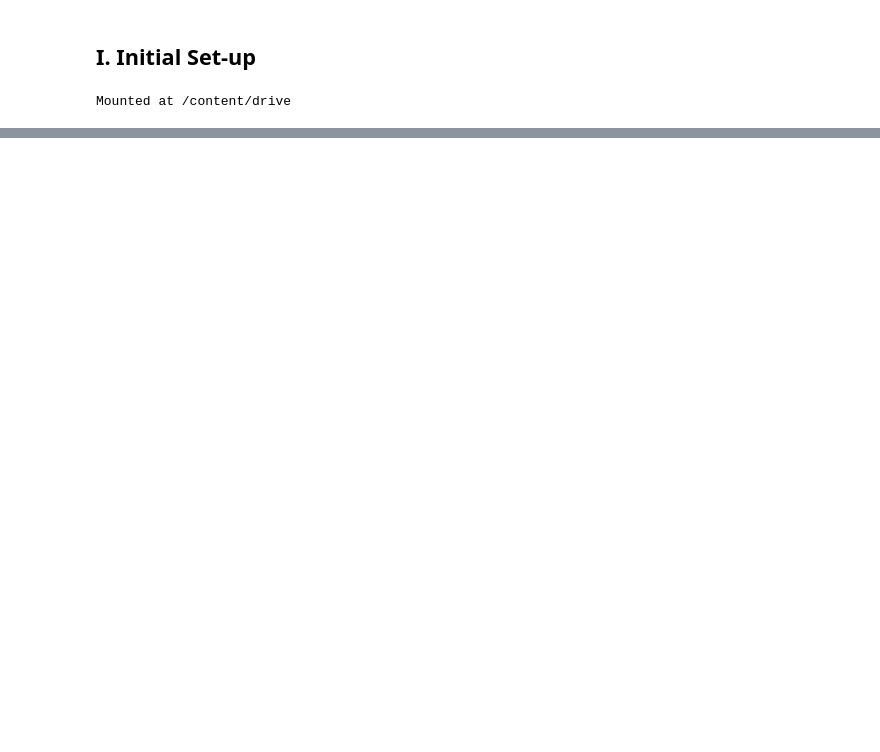
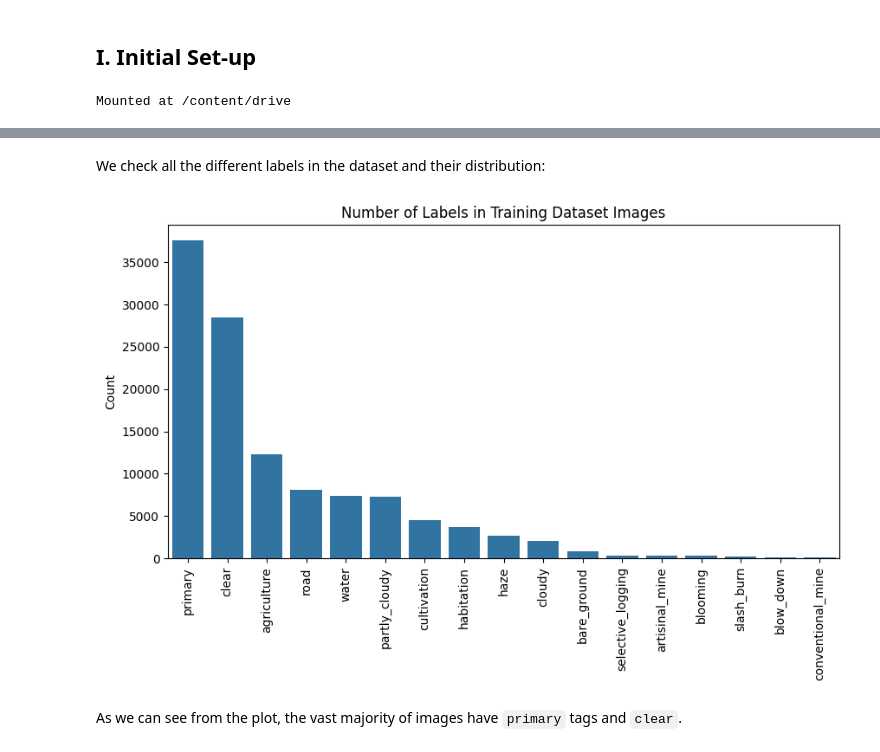
Before and after one commit to ssegovba/identifying-deforestation, a Jupyter notebook: notebooks/eda_satellite_imageryf.ipynb, the cells around one changed output, grey strips where cells are left out. Saved outputs shown, nothing was run; the diff lists cells and outputs as text; code cells hidden in the pictures; blank space fills up the shorter version.

Commit message:
Loaded data and checked labels

```diff
--- a/notebooks/eda_satellite_imageryf.ipynb
+++ b/notebooks/eda_satellite_imageryf.ipynb
@@ -20,2 +42,4 @@ Mounted at /content/drive
 # %%
-! unzip  "/content/drive/Shareddrives/computer-vision-project/Data/kaggle_amazon_rainforest_data.zip"
+# Load data
+data_path = "/content/drive/Shareddrives/computer-vision-project/Data/Unzipped/planet/planet/"
+labels_df = pd.read_csv(data_path + "train_classes.csv")
@@ -48,0 +55,25 @@ test_data = data_path + "kaggle_amazon_rainforest_data.csv"
+# %% [markdown]
+We check all the different labels in the dataset and their distribution:
+# %%
+labels = labels_df['tags'].apply(lambda x: x.split(' '))
+# %%
+cnt_labels = {}
+for item in labels:
+  for label in item:
+    cnt_labels[label] = cnt_labels.get(label, 0) + 1
+# %%
+num_labels = pd.DataFrame.from_dict(cnt_labels,  orient='index').reset_index(). \
+  rename(columns={"index": "label", 0: "count"}).sort_values('count', ascending=False)
+# %%
+plt.figure(figsize=(10, 5))
+sns.barplot(num_labels, x="label", y="count")
+
+plt.xlabel("")
+plt.ylabel("Count")
+plt.xticks(rotation=90)
+plt.title("Number of Labels in Training Dataset Images")
+plt.show()
+# %% [output]
+[figure, added]
+# %% [markdown]
+As we can see from the plot, the vast majority of images have `primary` tags and `clear`.
```
Also changed, not shown: parts of 13 cells of this notebook.
